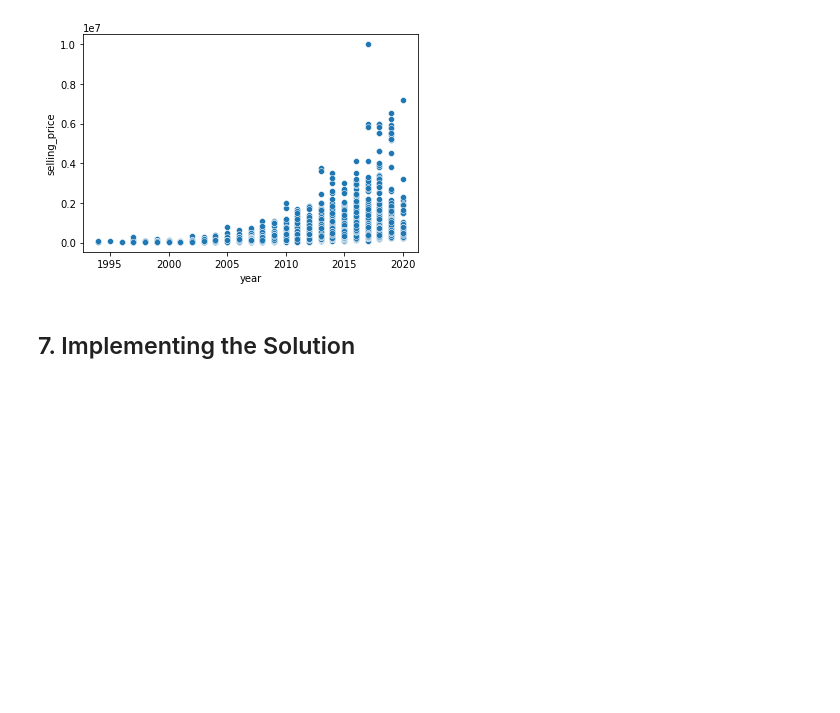
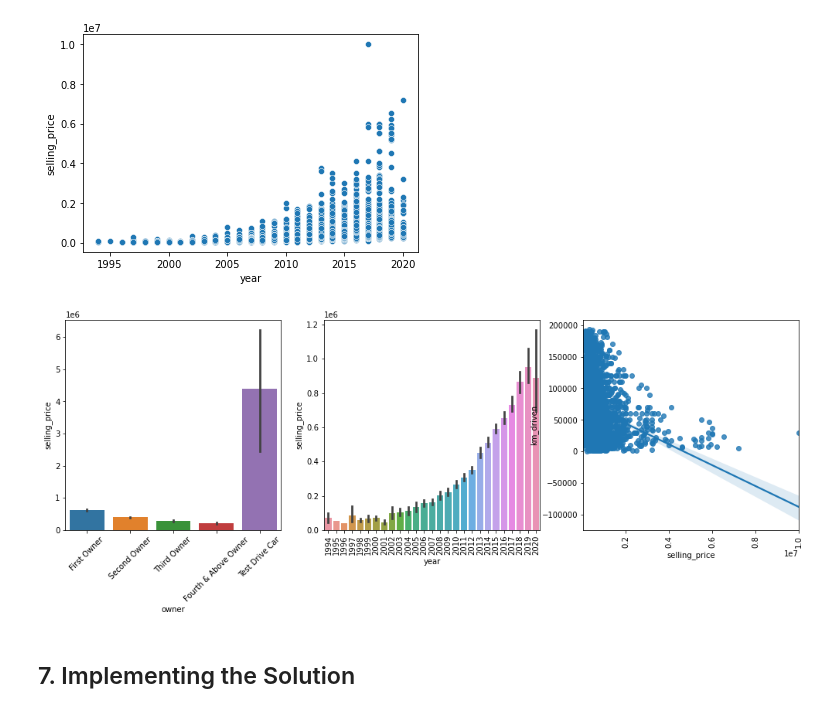
Before and after one commit to Wachira-2030/used-car-price-prediction, a Jupyter notebook: index1.ipynb, the cells around one changed output. Cells and saved outputs as stored; diff of their text form; code cells hidden in the pictures; blank space fills up the shorter version.

```diff
--- a/index1.ipynb
+++ b/index1.ipynb
@@ -295,6 +321,20 @@ sns.regplot(x='km_driven', y='selling_price',data=car_df);
 sns.scatterplot(data=car_df, x=car_df['year'], y=car_df['selling_price']);
 # %% [output]
 [figure]
+# %%
+plt.figure(figsize=[17,5])
+plt.subplot(1,3,1)
+sns.barplot(car_df['owner'],car_df['selling_price'])
+plt.xticks(rotation = 45)
+plt.subplot(1,3,2)
+sns.barplot(car_df['year'],car_df['selling_price'])
+plt.xticks(rotation = 90)
+plt.subplot(1,3,3)
+sns.regplot(car_df['selling_price'],car_df['km_driven'])
+plt.xticks(rotation = 90)
+plt.show()
+# %% [output]
+[figure, added]
 # %%
 # Data Reduction
 #
```
Also changed, not shown: parts of 32 cells of this notebook.
